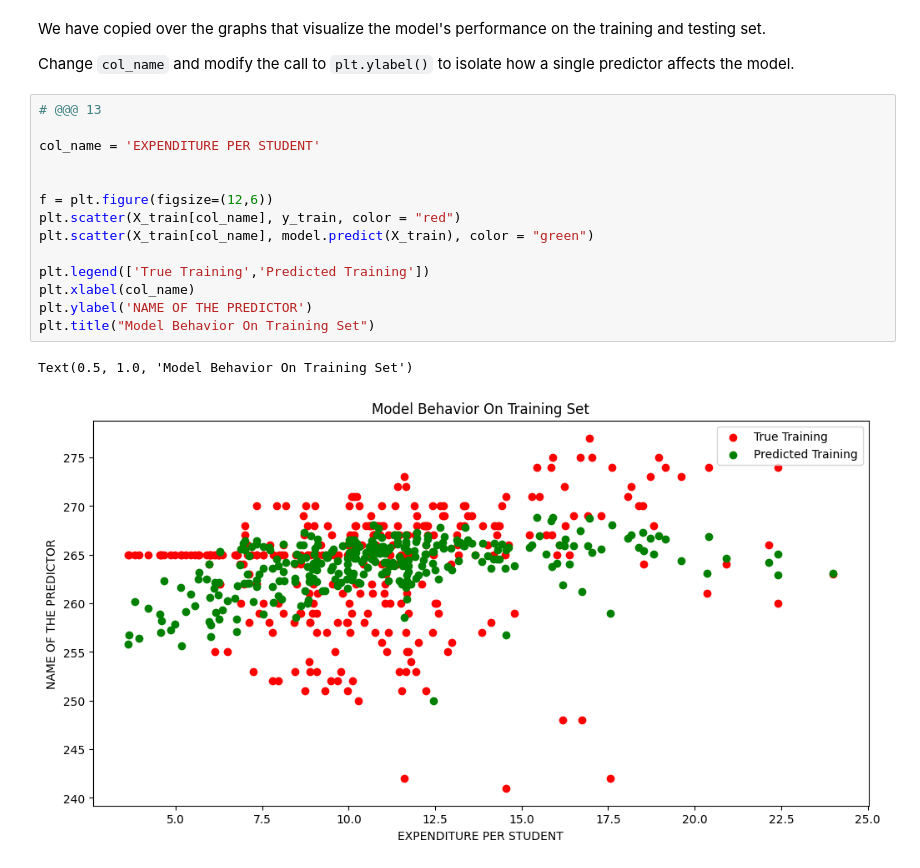
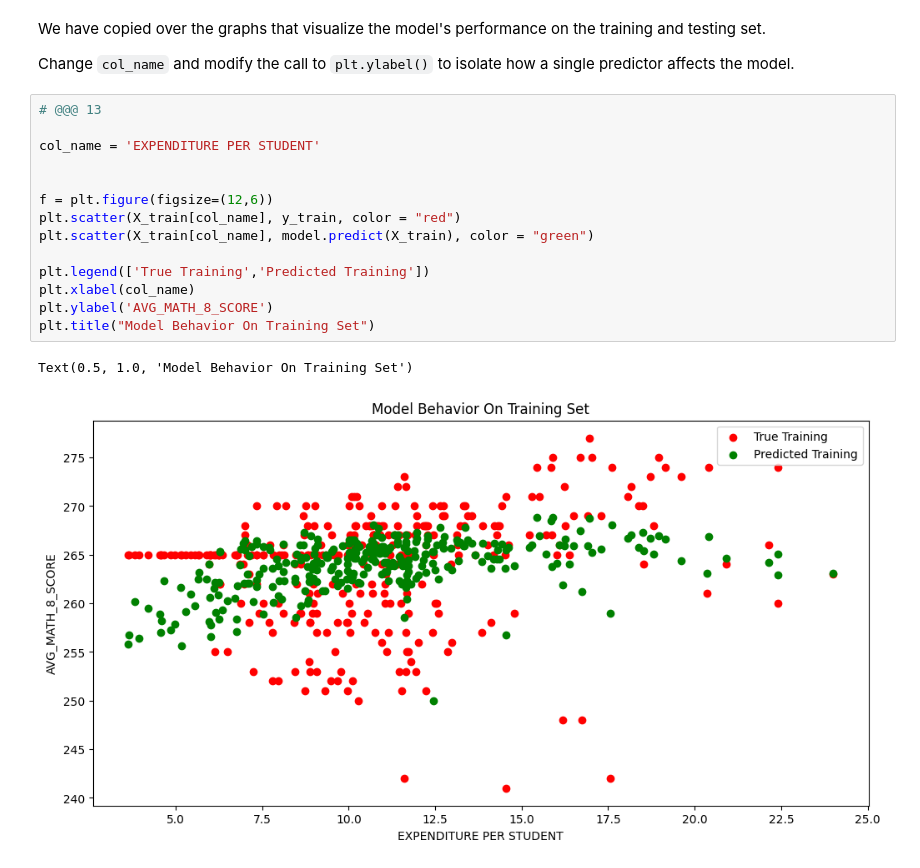
Before and after one commit to mikexie3/MDST-Onboarding, a Jupyter notebook: tutorial1/checkpoint1.ipynb, the cells around one changed output. Saved outputs shown, nothing was run; the diff lists cells and outputs as text.

```diff
--- a/tutorial1/checkpoint1.ipynb
+++ b/tutorial1/checkpoint1.ipynb
@@ -216,20 +216,20 @@ Change `col_name` and modify the call to `plt.ylabel()` to isolate how a single
 # %%
 # @@@ 13
 
 col_name = 'EXPENDITURE PER STUDENT'
 
 
 f = plt.figure(figsize=(12,6))
 plt.scatter(X_train[col_name], y_train, color = "red")
 plt.scatter(X_train[col_name], model.predict(X_train), color = "green")
 
 plt.legend(['True Training','Predicted Training'])
 plt.xlabel(col_name)
-plt.ylabel('NAME OF THE PREDICTOR')
+plt.ylabel('AVG_MATH_8_SCORE')
 plt.title("Model Behavior On Training Set")
 # %% [output]
 Text(0.5, 1.0, 'Model Behavior On Training Set')
-[figure, old version]
+[figure, new version]
 # %%
 # @@@ 14
 
```
Also changed, not shown: parts of 1 cell of this notebook.
